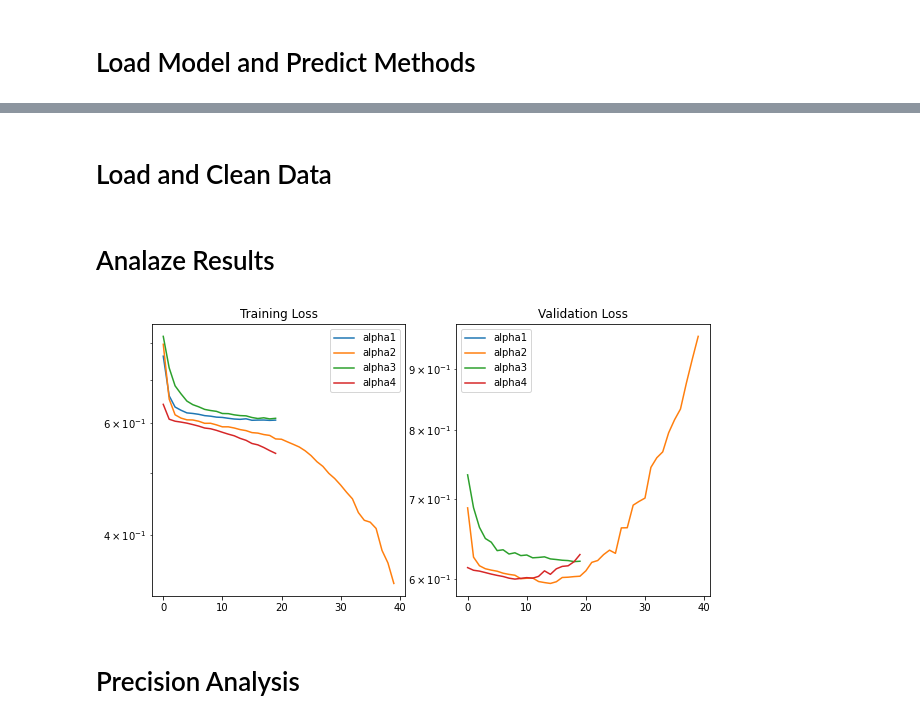
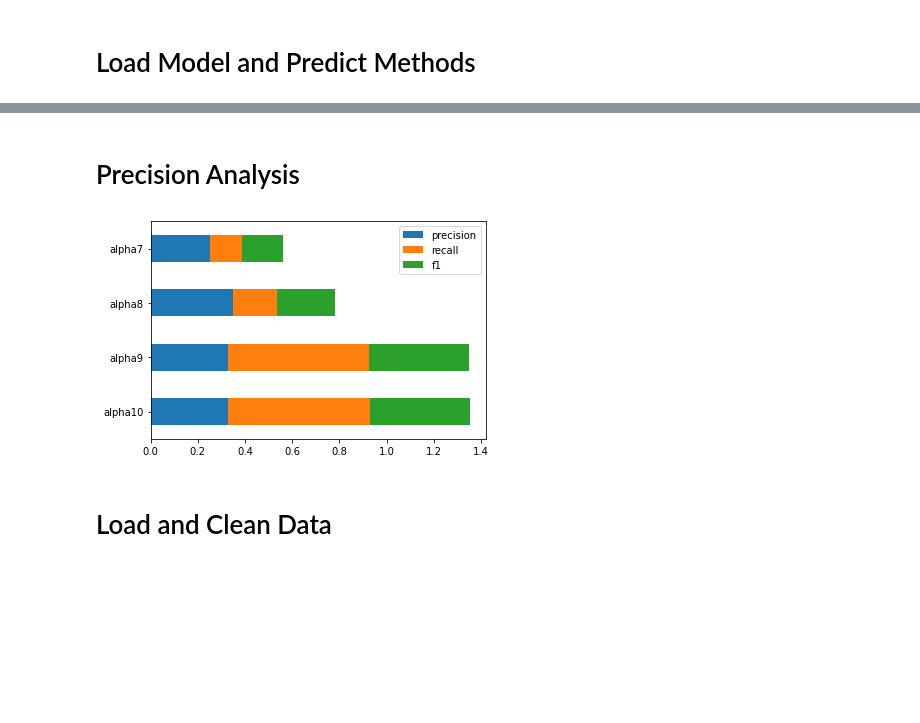
Before and after one commit to mads-swaps/swap-for-profit, a Jupyter notebook: playground/nicks/torch/py_torch_model_validation.ipynb, the cells around one changed output, grey strips where cells are left out. Drawn from its saved outputs; the diff is of its cells as text; code cells hidden in the pictures; blank space fills up the shorter version.

```diff
--- a/playground/nicks/torch/py_torch_model_validation.ipynb
+++ b/playground/nicks/torch/py_torch_model_validation.ipynb
@@ -59,3 +136,34 @@ def predict(model, X, y, device='cpu', silent=False):
+# %% [markdown]
+# Precision Analysis
+# %%
+from sklearn.metrics import f1_score, precision_score, recall_score
+
+precision = {}
+recall = {}
+f1score = {}
+
+for model_id in model_ids:
+    with open(f'models/{model_id}.cfg') as f:
+        config = json.load(f)
+
+    _, _, mean_losses = load_model_only(config)
+
+    metrics = list(zip(*mean_losses))
+    p = metrics[2][-1] if len(metrics)>2 else 0
+    r = metrics[3][-1] if len(metrics)>3 else 0
+    f = metrics[4][-1] if len(metrics)>4 else 0
+
+    precision[model_id] = round(p,4)
+    recall[model_id] = round(r,4)
+    f1score[model_id] = round(f,4)
+
+metrics = pd.DataFrame({k: [v,recall[k],f1score[k]] for k,v in precision.items()}, index=['precision','recall','f1']).T
+metrics.plot(kind='barh', stacked=True, figsize=(6,len(metrics)))
+torch.cuda.empty_cache()
+plt.gca().invert_yaxis()
+plt.show()
+# %% [output]
+[figure, added]
 # %% [markdown]
 # Load and Clean Data
 # %%
@@ -83,38 +190,0 @@ X_train, y_train, X_test, y_test = load_split_data(suffix='20210726', split=True
-# %% [markdown]
-# Analaze Results
-# %%
-import matplotlib.pyplot as plt
-
-model_ids=[ 'alpha1',
-            'alpha2',
-            'alpha3',
-            'alpha4',
-          ]
-
-fig,(ax1,ax2) = plt.subplots(1,2,figsize=(10,5))
-ax1.set_title("Training Loss")
-ax2.set_title("Validation Loss")
-
-for model_id in model_ids:
-    with open(f'models/{model_id}.cfg') as f:
-        configurations = json.load(f)
-
-    _, _, mean_losses = load_model_only(configurations)
-
-    tl, vl = zip(*mean_losses)
-
-    ax1.plot(tl[:40], label=model_id)
-    ax2.plot(vl[:40], label=model_id)
-
-# ax1.set_ylim(0,0.02)
-# ax2.set_ylim(0,0.02)
-ax1.set_yscale('log')
-ax2.set_yscale('log')
-
-ax1.legend()
-ax2.legend()
-plt.show()
-# %% [output]
-[figure, removed]
-# %% [markdown]
-# Precision Analysis
```
Also changed, not shown: parts of 7 cells of this notebook, 3 other files.
